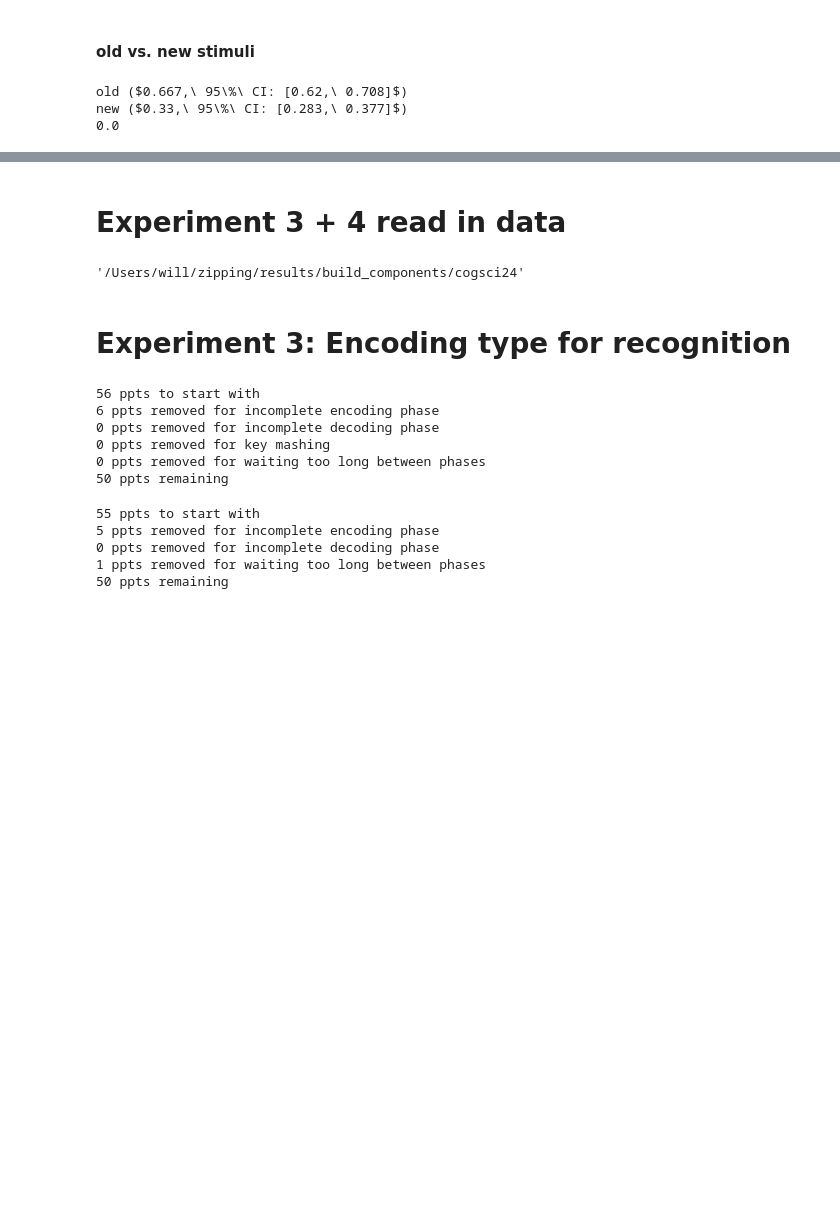
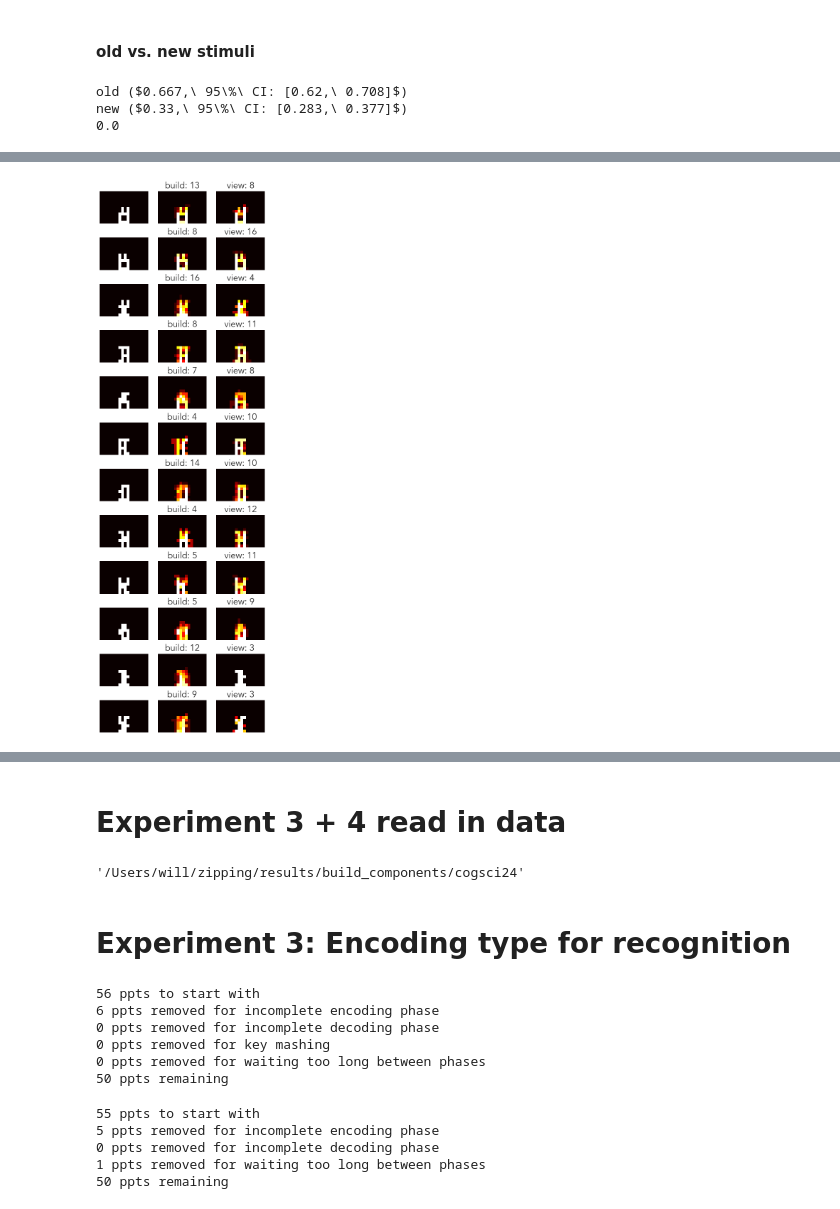
Before and after one commit to cogtoolslab/zipping, a Jupyter notebook: analysis/build_components/build_components_cogsci_analyses.ipynb, the cells around one changed output, grey strips where cells are left out. Saved outputs shown, nothing was run; the diff lists cells and outputs as text; code cells hidden in the pictures; blank space fills up the shorter version.

```diff
--- a/analysis/build_components/build_components_cogsci_analyses.ipynb
+++ b/analysis/build_components/build_components_cogsci_analyses.ipynb
@@ -343,0 +379,4 @@ new ($0.33,\ 95\%\ CI: [0.283,\ 0.377]$)
+# %%
+df_recalled_towers['tower_details'] = df_recalled_towers.towerDetails.apply(ast.literal_eval)
+df_recalled_towers['alignedTowerBlocks'] = df_recalled_towers.alignedTowerBlocks.apply(ast.literal_eval)
+df_encode['stimulus'] = df_encode.stimulus.apply(ast.literal_eval)
@@ -343,0 +627,42 @@ new ($0.33,\ 95\%\ CI: [0.283,\ 0.377]$)
+# %%
+df_recalled_towers_unique['bestMatchAlignment'] = df_recalled_towers_unique['bestMatchAlignment'].apply(lambda x: x.arr)
+# %%
+def showDiscreteMap(row, ax, vmax=None, **kwargs):
+#     world_maps = df.apply(lambda row: row)
+    n = row.shape[0]
+    av_map = np.add.reduce(np.array(row))/n
+#     av_map = np.add.reduce(np.array(row))
+#     av_map = np.rot90(av_map)/n
+    if ~(vmax==None):
+        ax.imshow(av_map,
+                  vmax= vmax,
+                **kwargs)
+    else:
+        ax.imshow(av_map,
+                **kwargs)
+# %%
+stim_maps = df_encode.groupby('tower_id').first().reset_index()[['tower_id','paddedBlockMaps']]
+# %%
+tower_ids = df_recalled_towers_unique.bestMatch.unique()
+
+fig, axs = plt.subplots(nrows=len(tower_ids), ncols=3, figsize=(6, 20))
+
+for (i, tower_id) in enumerate(tower_ids):
+    axs[i,0].axis('off')
+    showDiscreteMap(stim_maps[(stim_maps.tower_id == tower_id)]['paddedBlockMaps'],
+                    axs[i, 0],
+                    cmap= 'hot',)
+
+for (j, condition) in enumerate(['build','view']):
+    for (i, tower_id) in enumerate(tower_ids):
+        subset = df_recalled_towers_unique[(df_recalled_towers_unique.bestMatch == tower_id) &
+                                                  (df_recalled_towers_unique.bestMatchCondition == condition)]['bestMatchAlignment']
+        axs[i,j+1].axis('off')
+        axs[i,j+1].set_title(condition + ': ' + str(len(subset)))
+        showDiscreteMap(subset,
+                        axs[i, j+1],
+                        cmap= 'hot',)
+
+plt.savefig('heatmaps.pdf', format='pdf')
+# %% [output]
+[figure, added]
```
Also changed, not shown: parts of 117 cells of this notebook, 8 other files.
